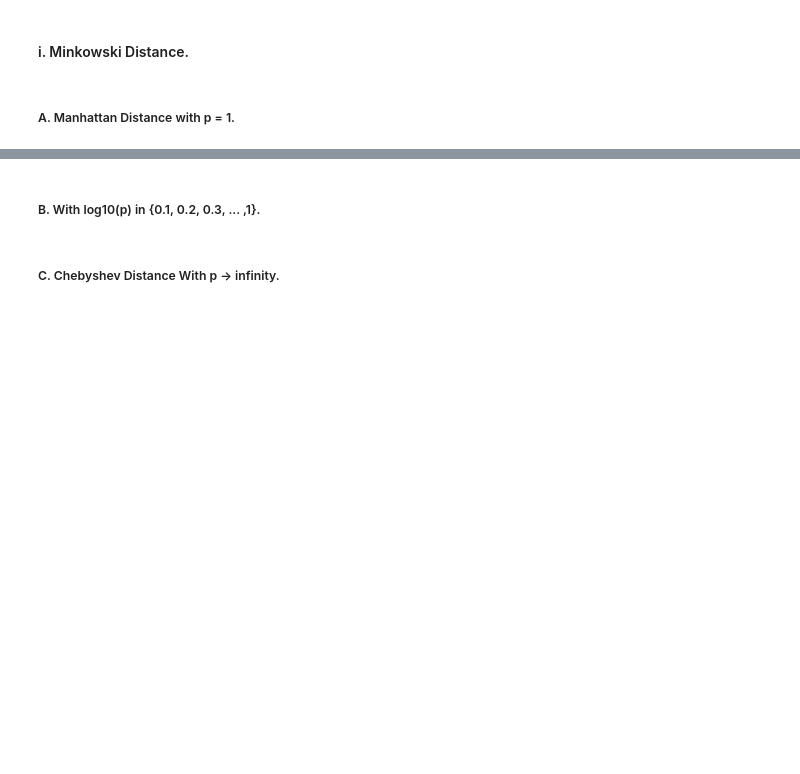
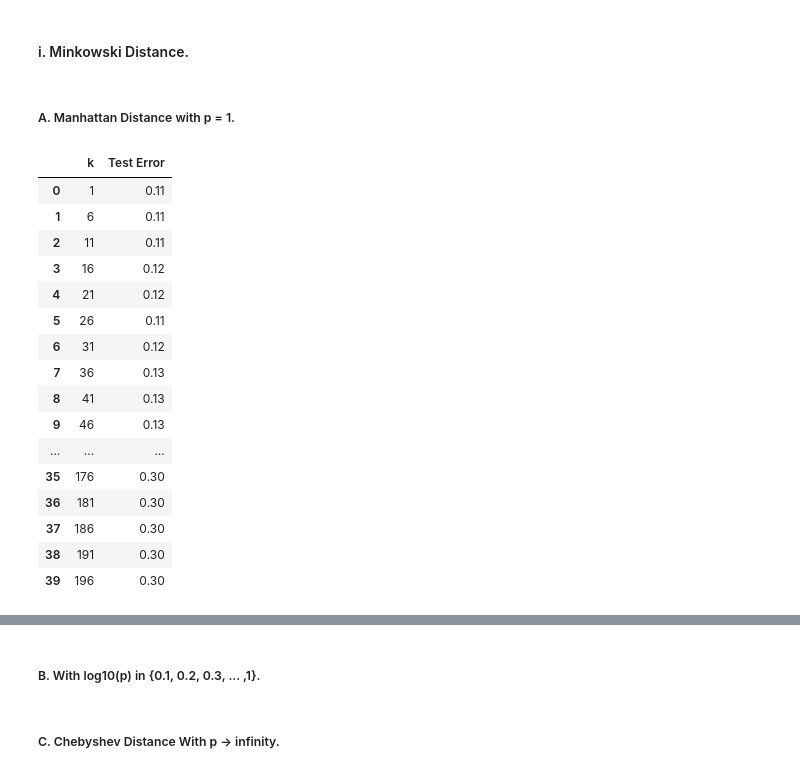
Before and after one commit to egunadi/dsci552-hw1, a Jupyter notebook: notebook/Gunadi_Eben_HW1.ipynb, the cells around one changed output, grey strips where cells are left out. Saved outputs shown, nothing was run; the diff lists cells and outputs as text; code cells hidden in the pictures; blank space fills up the shorter version.

```diff
--- a/notebook/Gunadi_Eben_HW1.ipynb
+++ b/notebook/Gunadi_Eben_HW1.ipynb
@@ -274,0 +313,3 @@ plt.show()
+# %%
+# k ∈ {1, 6, 11, 16, . . . , 196}
+k_values = list(range(1, 200, 5))
@@ -275,4 +326,56 @@ plt.show()
+# %%
+def get_knn_test_errors(metric, weight):
+    test_errors = []
+
+    for k in k_values:
+        # Create a KNN classifier with k neighbors, the specified metric, and the specified weight
+        if metric == 'mahalanobis':
+            # Must provide either V or VI for Mahalanobis distance
+            # V is the covariance matrix of the training data, VI is the inverse covariance matrix of the training data
+            # Per the assignment, we are "inverting the covariance matrix of the data" so we use VI
+            knn_classifier_model = KNeighborsClassifier(n_neighbors=k, metric=metric, weights=weight,  metric_params={'VI': np.cov(train_X, rowvar=False)})
+        else:
+            knn_classifier_model = KNeighborsClassifier(n_neighbors=k, metric=metric, weights=weight)
+
+        # Fit the classifier to the training data
+        knn_classifier_model.fit(train_X, train_y)
+
+        # Predict the class labels for the test data
+        test_class_predictions = knn_classifier_model.predict(test_X)
+
+        # Calculate the accuracy of the classifier on the test data
+        test_accuracy = accuracy_score(test_y, test_class_predictions)
+
+        # Append the test error to its list
+        test_errors.append(1 - test_accuracy)
+
+    return test_errors
 # %% [markdown]
 #### i. Minkowski Distance.
 # %% [markdown]
 ##### A. Manhattan Distance with p = 1.
+# %%
+manhattan_test_errors = get_knn_test_errors('manhattan', 'uniform')
+# %%
+# Summarize the test errors (i.e., when k = k∗) in a table
+manhattan_test_errors_df = pd.DataFrame({'k'            : k_values,
+                                         'Test Error'   : manhattan_test_errors})
+manhattan_test_errors_df
+# %% [output]
+|  | k | Test Error |
+| 0 | 1 | 0.11 |
+| 1 | 6 | 0.11 |
+| 2 | 11 | 0.11 |
+| 3 | 16 | 0.12 |
+| 4 | 21 | 0.12 |
+| 5 | 26 | 0.11 |
+| 6 | 31 | 0.12 |
+| 7 | 36 | 0.13 |
+| 8 | 41 | 0.13 |
+| 9 | 46 | 0.13 |
+| ... | ... | ... |
+| 35 | 176 | 0.30 |
+| 36 | 181 | 0.30 |
+| 37 | 186 | 0.30 |
+| 38 | 191 | 0.30 |
+| 39 | 196 | 0.30 |
```
Also changed, not shown: parts of 14 cells of this notebook.
